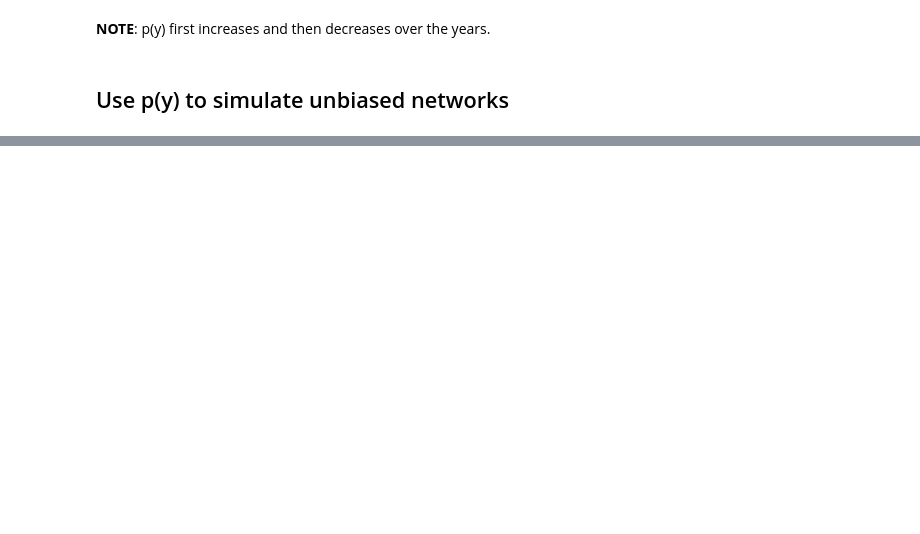
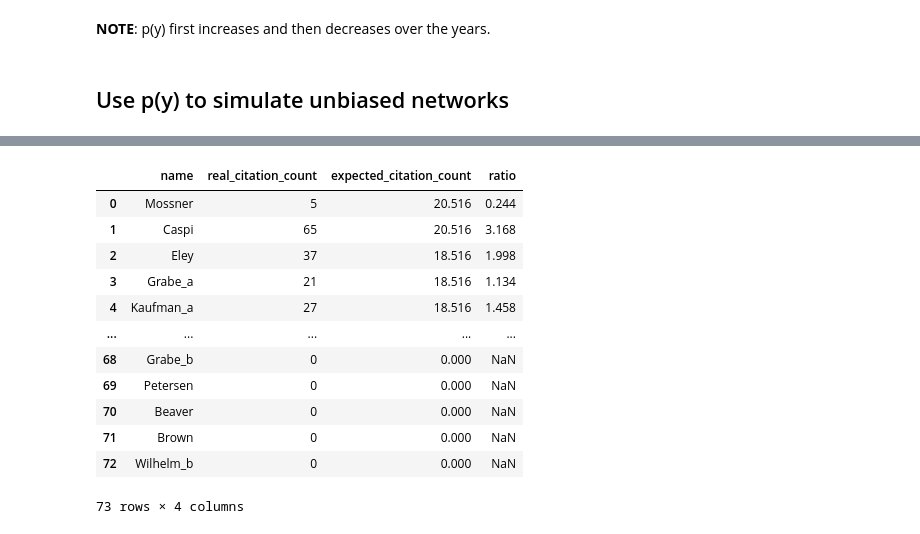
Before and after one commit to infoqualitylab/citation_bias_study, a Jupyter notebook: ResearchShowcase/research_showcase.ipynb, the cells around one changed output, grey strips where cells are left out. Saved outputs shown, nothing was run; the diff lists cells and outputs as text; code cells hidden in the pictures; blank space fills up the shorter version.

```diff
--- a/ResearchShowcase/research_showcase.ipynb
+++ b/ResearchShowcase/research_showcase.ipynb
@@ -251,0 +204,4 @@ degree_ratio['degree_ratio'].max()
+# %%
+expected = prob['p(y)'] * pool['number of publications in each year']
+expected = expected.to_frame('expected number of publications')
+expected.drop(0)
@@ -251,0 +220,5 @@ degree_ratio['degree_ratio'].max()
+# %%
+expected_indegree = expected[::-1]['expected number of publications'].cumsum().to_list()
+expected_indegree = expected_indegree[::-1]
+expected_indegree = expected_indegree[1:]
+expected_indegree
@@ -251,0 +236,7 @@ degree_ratio['degree_ratio'].max()
+# %%
+a = []
+for i in range(expected.shape[0]-1):
+    a.extend([expected_indegree[i]]*int(pool.iloc[i,]['number of publications in each year']))
+
+a.extend([0]*pool.iloc[-1,1]) # extend the last generations, expected citations were zero
+a
@@ -251,0 +278,18 @@ degree_ratio['degree_ratio'].max()
+# %%
+df_new.loc[df_new['expected_citation_count'] != 0,'ratio'] = df_new.loc[df_new['expected_citation_count'] != 0,'real_citation_count']/df_new.loc[df_new['expected_citation_count'] != 0,'expected_citation_count']
+df_new['ratio'] = round(df_new['ratio'],3)
+df_new
+# %% [output]
+|  | name | real_citation_count | expected_citation_count | ratio |
+| 0 | Mossner | 5 | 20.516 | 0.244 |
+| 1 | Caspi | 65 | 20.516 | 3.168 |
+| 2 | Eley | 37 | 18.516 | 1.998 |
+| 3 | Grabe_a | 21 | 18.516 | 1.134 |
+| 4 | Kaufman_a | 27 | 18.516 | 1.458 |
+| ... | ... | ... | ... | ... |
+| 68 | Grabe_b | 0 | 0.000 | NaN |
+| 69 | Petersen | 0 | 0.000 | NaN |
+| 70 | Beaver | 0 | 0.000 | NaN |
+| 71 | Brown | 0 | 0.000 | NaN |
+| 72 | Wilhelm_b | 0 | 0.000 | NaN |
+73 rows × 4 columns
```
Also changed, not shown: parts of 40 cells of this notebook, 2 other files.
